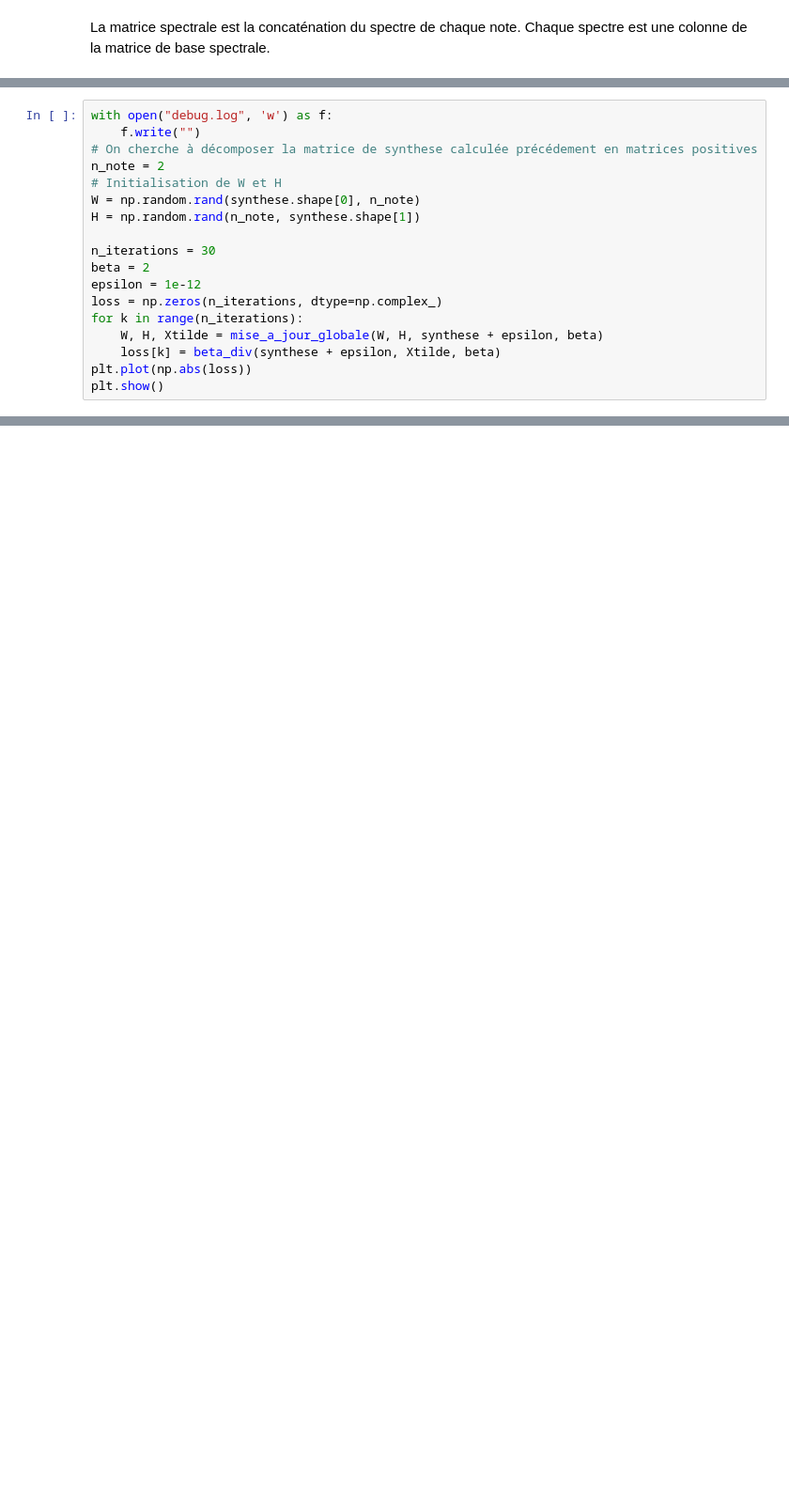
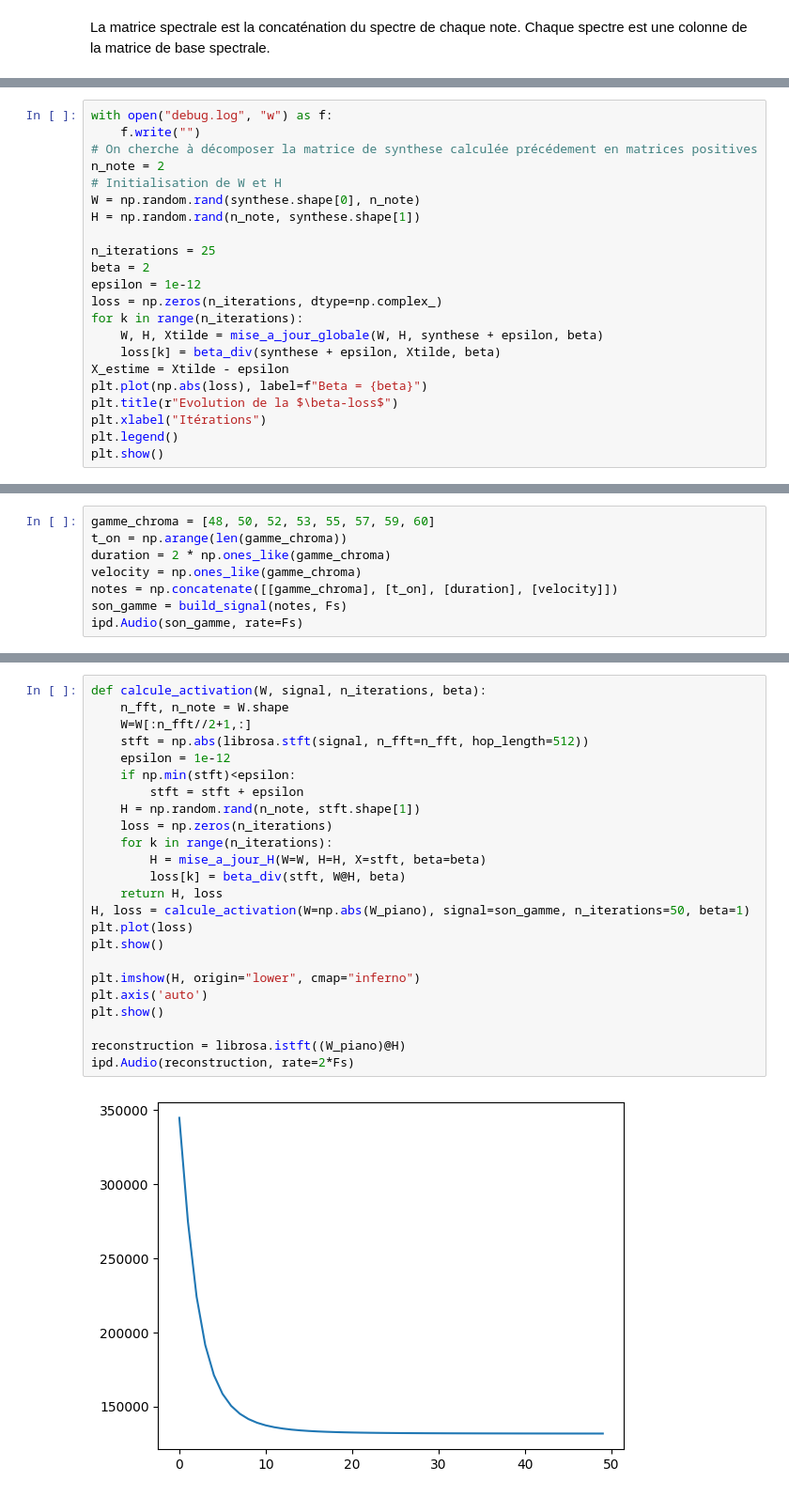
Before and after one commit to LouisLalay/Traitement-du-Signal, a Jupyter notebook: TP NMF/NMF_TP.ipynb, the cells around one changed output, grey strips where cells are left out. Shown at 94% size. Drawn from its saved outputs; the diff is of its cells as text; blank space fills up the shorter version.

```diff
--- a/TP NMF/NMF_TP.ipynb
+++ b/TP NMF/NMF_TP.ipynb
@@ -236,5 +237,5 @@ Tracé de la fonction coùt au fil des ittérations. On initialise les matrices
 # %%
-with open("debug.log", 'w') as f:
+with open("debug.log", "w") as f:
     f.write("")
 # On cherche à décomposer la matrice de synthese calculée précédement en matrices positives
 n_note = 2
@@ -242,12 +243,16 @@ n_note = 2
 W = np.random.rand(synthese.shape[0], n_note)
 H = np.random.rand(n_note, synthese.shape[1])
 
-n_iterations = 30
+n_iterations = 25
 beta = 2
 epsilon = 1e-12
 loss = np.zeros(n_iterations, dtype=np.complex_)
 for k in range(n_iterations):
     W, H, Xtilde = mise_a_jour_globale(W, H, synthese + epsilon, beta)
     loss[k] = beta_div(synthese + epsilon, Xtilde, beta)
-plt.plot(np.abs(loss))
+X_estime = Xtilde - epsilon
+plt.plot(np.abs(loss), label=f"Beta = {beta}")
+plt.title(r"Evolution de la $\beta-loss$")
+plt.xlabel("Itérations")
+plt.legend()
 plt.show()
@@ -255,0 +375,8 @@ plt.show()
+# %%
+gamme_chroma = [48, 50, 52, 53, 55, 57, 59, 60]
+t_on = np.arange(len(gamme_chroma))
+duration = 2 * np.ones_like(gamme_chroma)
+velocity = np.ones_like(gamme_chroma)
+notes = np.concatenate([[gamme_chroma], [t_on], [duration], [velocity]])
+son_gamme = build_signal(notes, Fs)
+ipd.Audio(son_gamme, rate=Fs)
@@ -255,0 +387,26 @@ plt.show()
+# %%
+def calcule_activation(W, signal, n_iterations, beta):
+    n_fft, n_note = W.shape
+    W=W[:n_fft//2+1,:]
+    stft = np.abs(librosa.stft(signal, n_fft=n_fft, hop_length=512))
+    epsilon = 1e-12
+    if np.min(stft)<epsilon:
+        stft = stft + epsilon
+    H = np.random.rand(n_note, stft.shape[1])
+    loss = np.zeros(n_iterations)
+    for k in range(n_iterations):
+        H = mise_a_jour_H(W=W, H=H, X=stft, beta=beta)
+        loss[k] = beta_div(stft, W@H, beta)
+    return H, loss
+H, loss = calcule_activation(W=np.abs(W_piano), signal=son_gamme, n_iterations=50, beta=1)
+plt.plot(loss)
+plt.show()
+
+plt.imshow(H, origin="lower", cmap="inferno")
+plt.axis('auto')
+plt.show()
+
+reconstruction = librosa.istft((W_piano)@H)
+ipd.Audio(reconstruction, rate=2*Fs)
+# %% [output]
+[figure, added]
```
Also changed, not shown: parts of 24 cells of this notebook.
